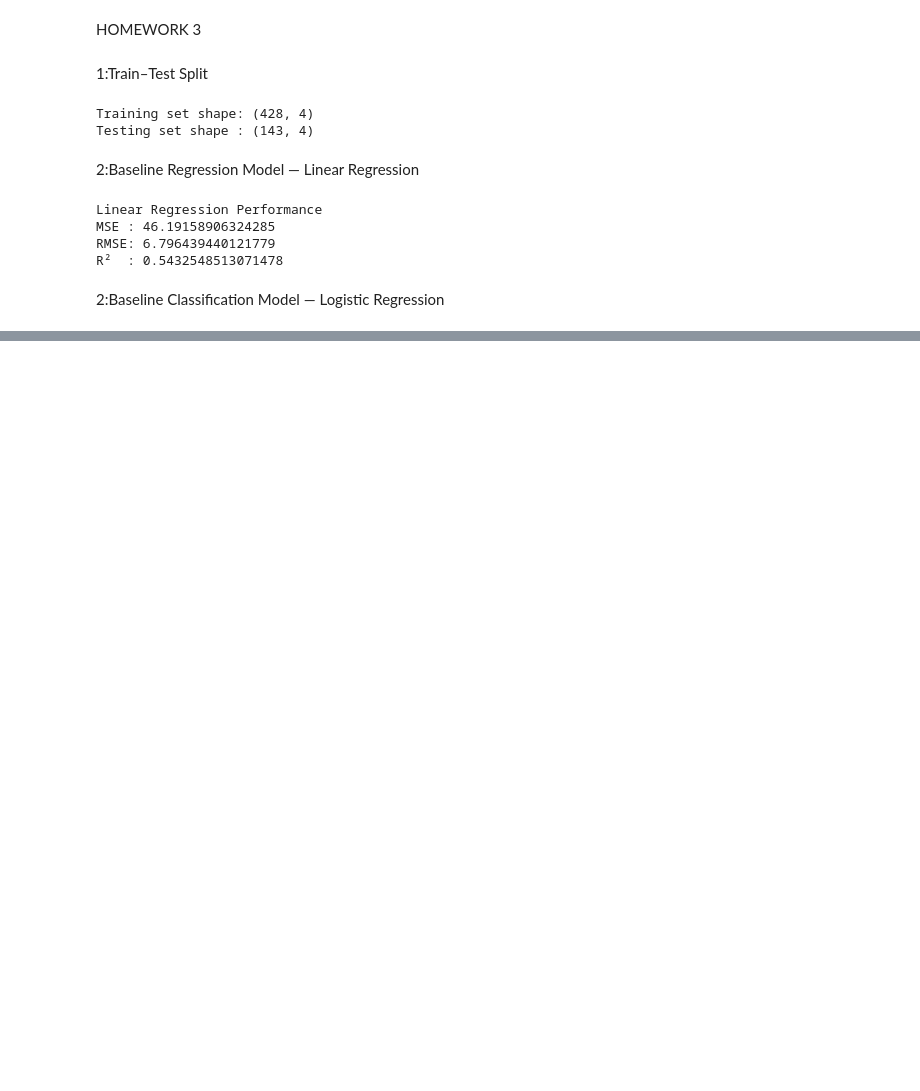
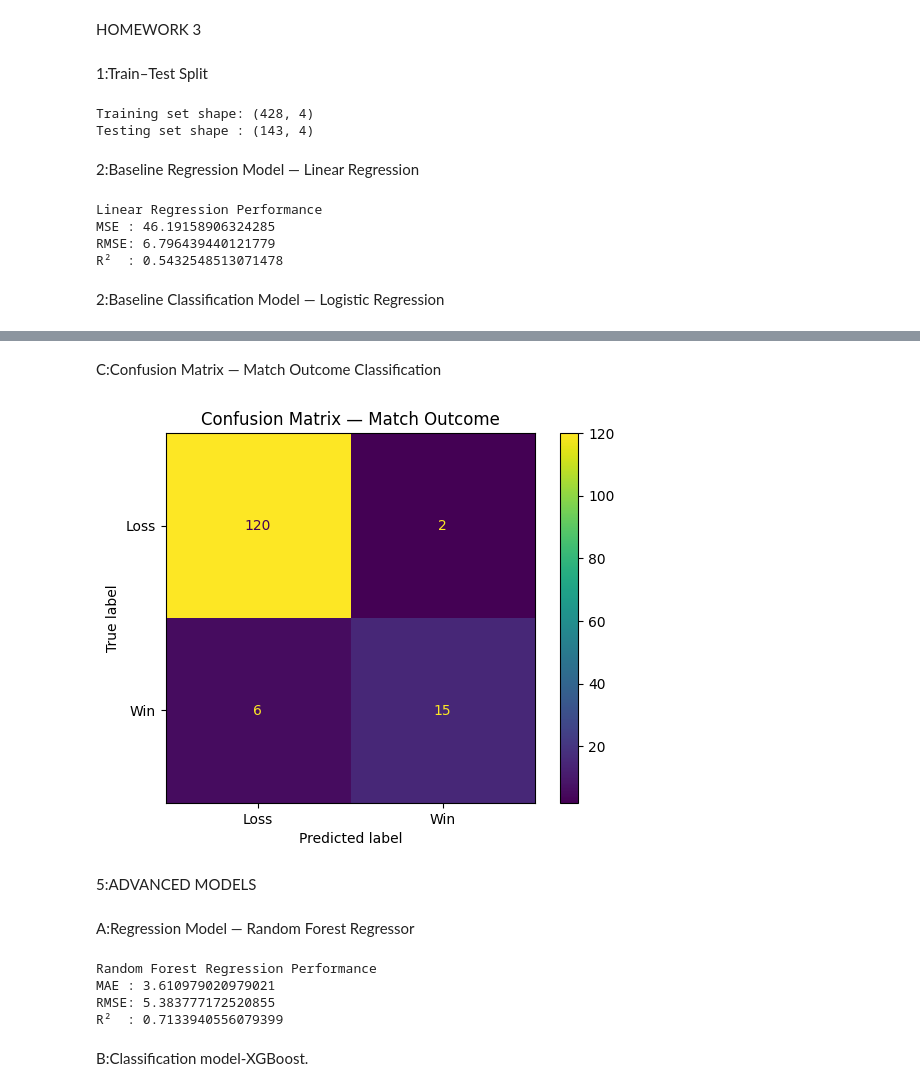
Before and after one commit to springboardmentor1979b-cmyk/ScoreSight---Predicting-EPL-Points-Tally-Top-Scorer, a Jupyter notebook: Hamna_T_EPLprediction.ipynb, the cells around one changed output, grey strips where cells are left out. Drawn from its saved outputs; the diff is of its cells as text; code cells hidden in the pictures; blank space fills up the shorter version.

```diff
--- a/Hamna_T_EPLprediction.ipynb
+++ b/Hamna_T_EPLprediction.ipynb
@@ -589,0 +750,55 @@ Name: count, dtype: int64
+# %% [markdown]
+C:Confusion Matrix — Match Outcome Classification
+# %%
+
+from sklearn.metrics import confusion_matrix, ConfusionMatrixDisplay
+
+cm = confusion_matrix(y_test_c, y_pred_c)
+
+disp = ConfusionMatrixDisplay(
+    confusion_matrix=cm,
+    display_labels=['Loss', 'Win']
+)
+
+disp.plot()
+plt.title("Confusion Matrix — Match Outcome")
+plt.show()
+# %% [output]
+[figure, added]
+# %% [markdown]
+5:ADVANCED MODELS
+# %% [markdown]
+A:Regression Model — Random Forest Regressor
+# %%
+from sklearn.ensemble import RandomForestRegressor
+from sklearn.metrics import mean_absolute_error, mean_squared_error, r2_score
+import numpy as np
+
+# Initialize model
+rf_regressor = RandomForestRegressor(
+    n_estimators=100,
+    random_state=42
+)
+
+# Train model
+rf_regressor.fit(X_train, y_train)
+
+# Predictions
+y_pred_rf = rf_regressor.predict(X_test)
+
+# Evaluation
+mae_rf = mean_absolute_error(y_test, y_pred_rf)
+rmse_rf = np.sqrt(mean_squared_error(y_test, y_pred_rf))
+r2_rf = r2_score(y_test, y_pred_rf)
+
+print("Random Forest Regression Performance")
+print("MAE :", mae_rf)
+print("RMSE:", rmse_rf)
+print("R²  :", r2_rf)
+# %% [output]
+Random Forest Regression Performance
+MAE : 3.610979020979021
+RMSE: 5.383777172520855
+R²  : 0.7133940556079399
+# %% [markdown]
+B:Classification model-XGBoost.
```
Also changed, not shown: parts of 16 cells of this notebook.
